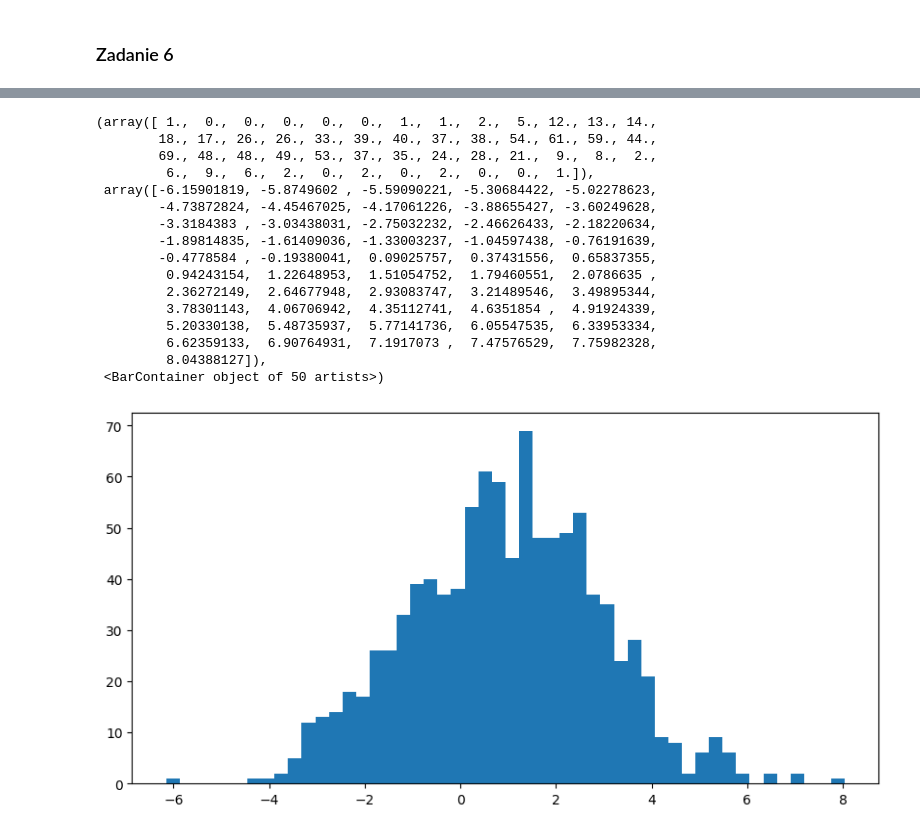
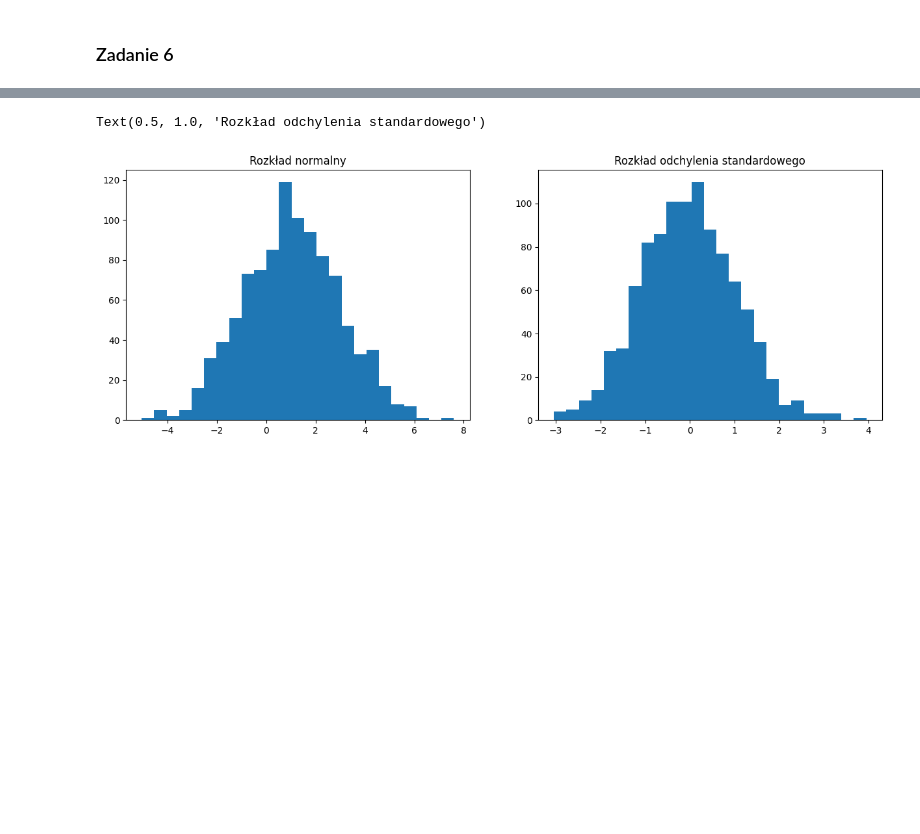
Before and after one commit to mateusz-sliwinski/BiS, a Jupyter notebook: statystyka/zad2.ipynb, the cells around one changed output, grey strips where cells are left out. Saved outputs shown, nothing was run; the diff lists cells and outputs as text; code cells hidden in the pictures; blank space fills up the shorter version.

```diff
--- a/statystyka/zad2.ipynb
+++ b/statystyka/zad2.ipynb
@@ -192,25 +192,14 @@ Skośność: -0.014745216784859513 (teoretyczna: 0)
 # %%
 data_normal_1 = np.random.normal(1, 2, 1000)
 data_standard = np.random.standard_normal(1000)
 
-fig, ax = plt.subplots(figsize=(10,5))
+fig, (ax1, ax2,) = plt.subplots(1, 2, figsize=(15,5))
 
-ax.hist(data_normal_1, bins=50)
+ax1.hist(data_normal_1, bins=25)
+ax1.set_title("Rozkład normalny")
+
+ax2.hist(data_standard, bins=25)
+ax2.set_title("Rozkład odchylenia standardowego")
 # %% [output]
-(array([ 1.,  0.,  0.,  0.,  0.,  0.,  1.,  1.,  2.,  5., 12., 13., 14.,
-        18., 17., 26., 26., 33., 39., 40., 37., 38., 54., 61., 59., 44.,
-        69., 48., 48., 49., 53., 37., 35., 24., 28., 21.,  9.,  8.,  2.,
-         6.,  9.,  6.,  2.,  0.,  2.,  0.,  2.,  0.,  0.,  1.]),
- array([-6.15901819, -5.8749602 , -5.59090221, -5.30684422, -5.02278623,
-        -4.73872824, -4.45467025, -4.17061226, -3.88655427, -3.60249628,
-        -3.3184383 , -3.03438031, -2.75032232, -2.46626433, -2.18220634,
-        -1.89814835, -1.61409036, -1.33003237, -1.04597438, -0.76191639,
-        -0.4778584 , -0.19380041,  0.09025757,  0.37431556,  0.65837355,
-         0.94243154,  1.22648953,  1.51054752,  1.79460551,  2.0786635 ,
-         2.36272149,  2.64677948,  2.93083747,  3.21489546,  3.49895344,
-         3.78301143,  4.06706942,  4.35112741,  4.6351854 ,  4.91924339,
-         5.20330138,  5.48735937,  5.77141736,  6.05547535,  6.33953334,
-         6.62359133,  6.90764931,  7.1917073 ,  7.47576529,  7.75982328,
-         8.04388127]),
- <BarContainer object of 50 artists>)
+Text(0.5, 1.0, 'Rozkład odchylenia standardowego')
-[figure, old version]
+[figure, new version]
```
Also changed, not shown: parts of 8 cells of this notebook.
